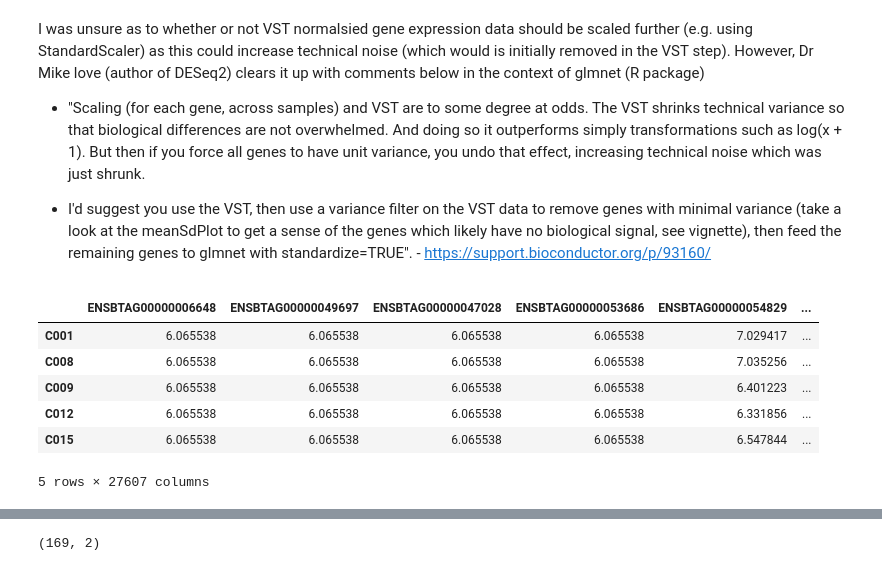
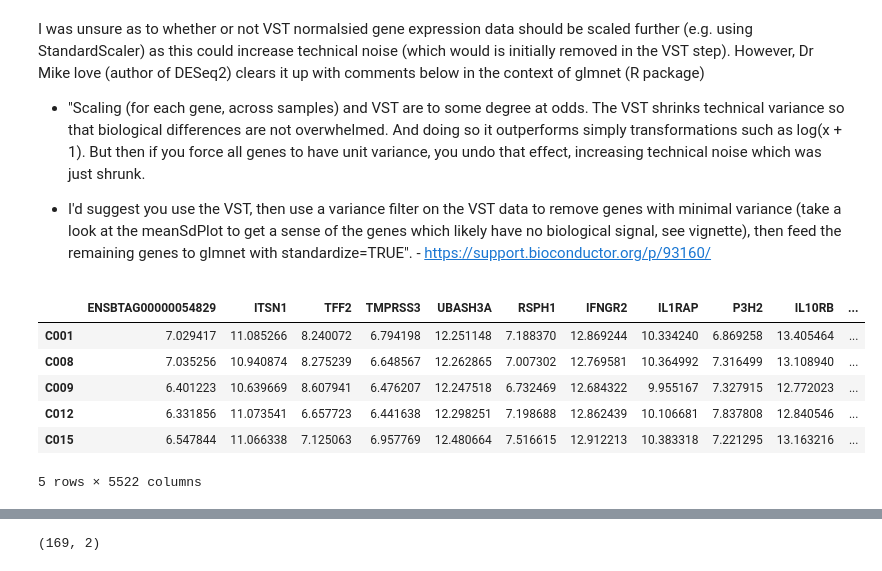
Before and after one commit to jfogrady1/ML4Tb, a Jupyter notebook: bin/Logistic_regression/1_O'Grady_data_Logistic_regression.ipynb, the cells around one changed output, grey strips where cells are left out. Drawn from its saved outputs; the diff is of its cells as text; code cells hidden in the pictures.

```diff
--- a/bin/Logistic_regression/1_O'Grady_data_Logistic_regression.ipynb
+++ b/bin/Logistic_regression/1_O'Grady_data_Logistic_regression.ipynb
@@ -65,16 +50,6 @@ I was unsure as to whether or not VST normalsied gene expression data should be
 - "Scaling (for each gene, across samples) and VST are to some degree at odds. The VST shrinks technical variance so that biological differences are not overwhelmed. And doing so it outperforms simply transformations such as log(x + 1). But then if you force all genes to have unit variance, you undo that effect, increasing technical noise which was just shrunk.
 
  - I'd suggest you use the VST, then use a variance filter on the VST data to remove genes with minimal variance (take a look at the meanSdPlot to get a sense of the genes which likely have no biological signal, see vignette), then feed the remaining genes to glmnet with standardize=TRUE". - https://support.bioconductor.org/p/93160/
-# %%
-test_data.head()
-# %% [output]
-|  | ENSBTAG00000006648 | ENSBTAG00000049697 | ENSBTAG00000047028 | ENSBTAG00000053686 | ENSBTAG00000054829 | ... |
-| C001 | 6.065538 | 6.065538 | 6.065538 | 6.065538 | 7.029417 | ... |
-| C008 | 6.065538 | 6.065538 | 6.065538 | 6.065538 | 7.035256 | ... |
-| C009 | 6.065538 | 6.065538 | 6.065538 | 6.065538 | 6.401223 | ... |
-| C012 | 6.065538 | 6.065538 | 6.065538 | 6.065538 | 6.331856 | ... |
-| C015 | 6.065538 | 6.065538 | 6.065538 | 6.065538 | 6.547844 | ... |
-5 rows × 27607 columns
 # %%
 # Calcualte variances for VST normalised genes
 variances = train_data.var(axis=0)
@@ -89,8 +64,15 @@ test_data = test_data.filter(items = genes, axis = 1)
 # %%
 # 5522 most variable genes (note this is still more than we had DE)
 test_data.shape
 test_data.head()
-kirsten_data = kirsten_data.filter(items = genes, axis = 1)
+# %% [output]
+|  | ENSBTAG00000054829 | ITSN1 | TFF2 | TMPRSS3 | UBASH3A | RSPH1 | IFNGR2 | IL1RAP | P3H2 | IL10RB | ... |
+| C001 | 7.029417 | 11.085266 | 8.240072 | 6.794198 | 12.251148 | 7.188370 | 12.869244 | 10.334240 | 6.869258 | 13.405464 | ... |
+| C008 | 7.035256 | 10.940874 | 8.275239 | 6.648567 | 12.262865 | 7.007302 | 12.769581 | 10.364992 | 7.316499 | 13.108940 | ... |
+| C009 | 6.401223 | 10.639669 | 8.607941 | 6.476207 | 12.247518 | 6.732469 | 12.684322 | 9.955167 | 7.327915 | 12.772023 | ... |
+| C012 | 6.331856 | 11.073541 | 6.657723 | 6.441638 | 12.298251 | 7.198688 | 12.862439 | 10.106681 | 7.837808 | 12.840546 | ... |
+| C015 | 6.547844 | 11.066338 | 7.125063 | 6.957769 | 12.480664 | 7.516615 | 12.912213 | 10.383318 | 7.221295 | 13.163216 | ... |
+5 rows × 5522 columns
 # %%
 # set up k fold cross validation and set random_state to 42 to ensure reproducibility - THis ensures each fold in evaluation is the same
 KF =  KFold(n_splits=10, shuffle=True, random_state=42)
```
Also changed, not shown: parts of 49 cells of this notebook.
